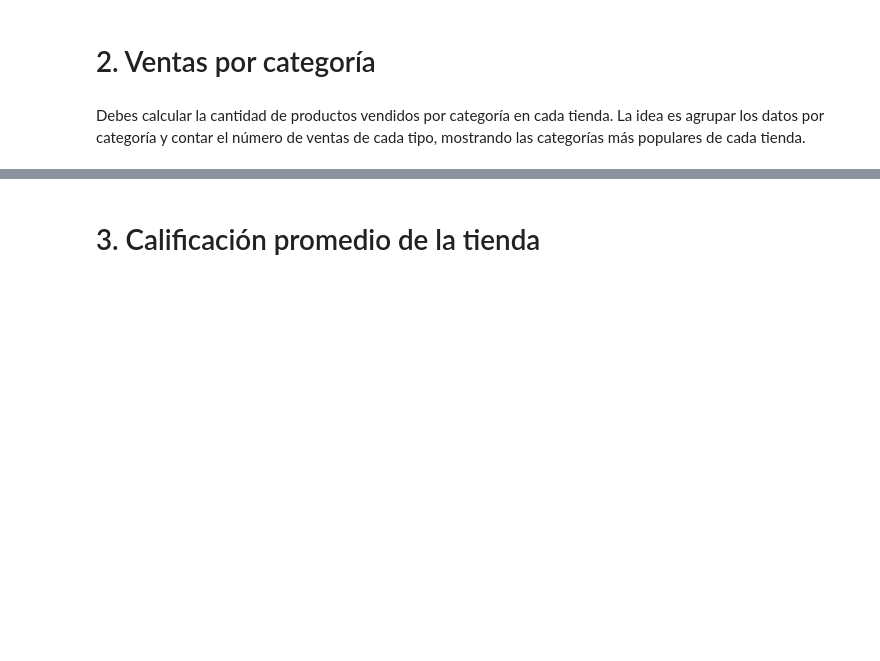
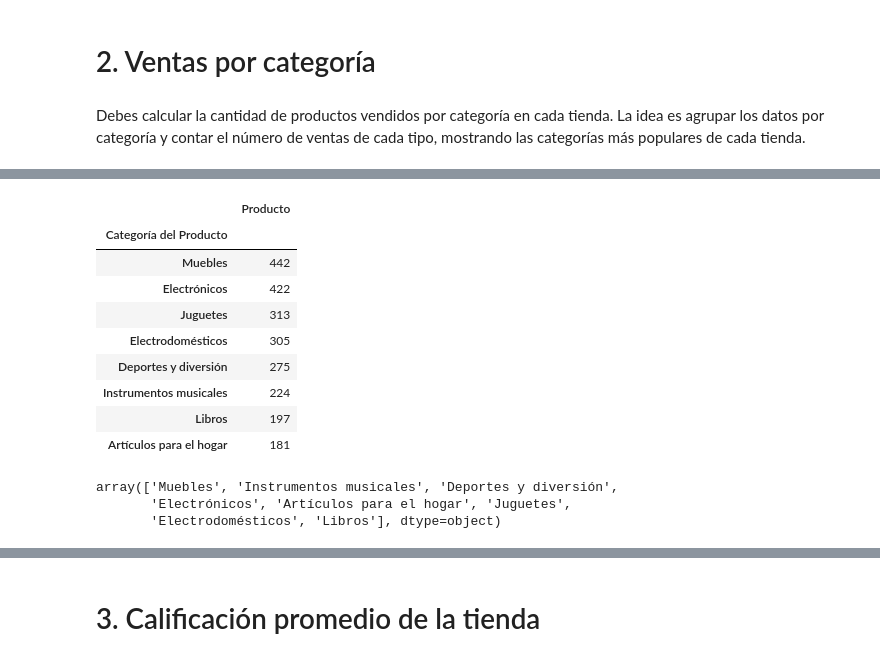
Before and after one commit to JGP-Code/Challenge_Alura_Store_Colab, a Jupyter notebook: AluraStoreLatam.ipynb, the cells around one changed output, grey strips where cells are left out. Cells and saved outputs as stored; diff of their text form; code cells hidden in the pictures; blank space fills up the shorter version.

```diff
--- a/AluraStoreLatam.ipynb
+++ b/AluraStoreLatam.ipynb
@@ -59,0 +80,20 @@ Debes calcular la cantidad de productos vendidos por categoría en cada tienda.
+# %%
+mas_vend_t2 = tienda2.groupby('Categoría del Producto')[['Producto']].count().sort_values(by = 'Producto',ascending = False)
+mas_vend_t2
+# %% [output]
+|  | Producto |
+| Categoría del Producto |  |
+| Muebles | 442 |
+| Electrónicos | 422 |
+| Juguetes | 313 |
+| Electrodomésticos | 305 |
+| Deportes y diversión | 275 |
+| Instrumentos musicales | 224 |
+| Libros | 197 |
+| Artículos para el hogar | 181 |
+# %%
+tienda2['Categoría del Producto'].unique()
+# %% [output]
+array(['Muebles', 'Instrumentos musicales', 'Deportes y diversión',
+       'Electrónicos', 'Artículos para el hogar', 'Juguetes',
+       'Electrodomésticos', 'Libros'], dtype=object)
```
Also changed, not shown: parts of 6 cells of this notebook.
